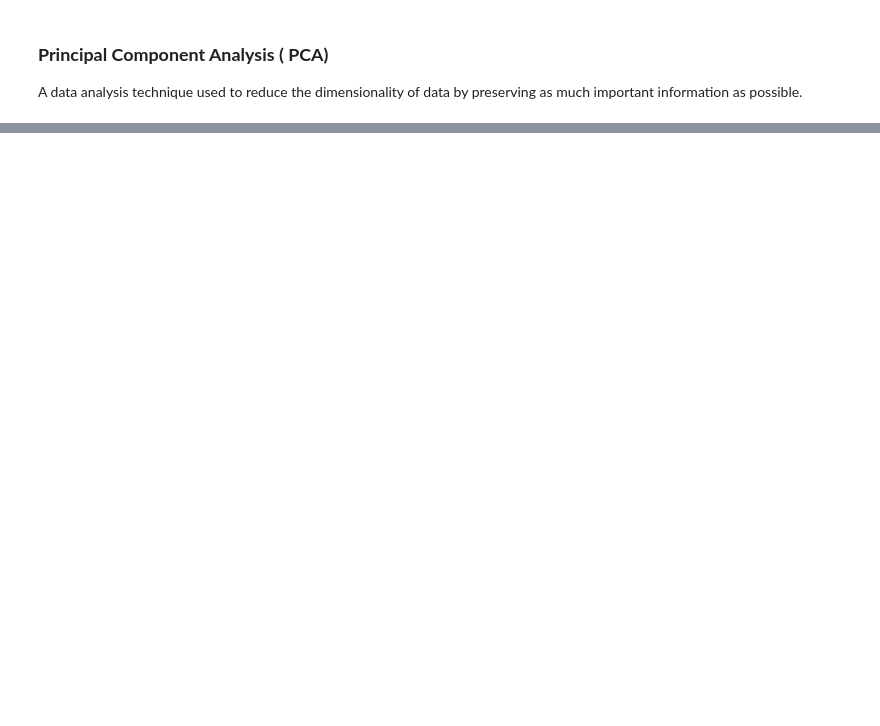
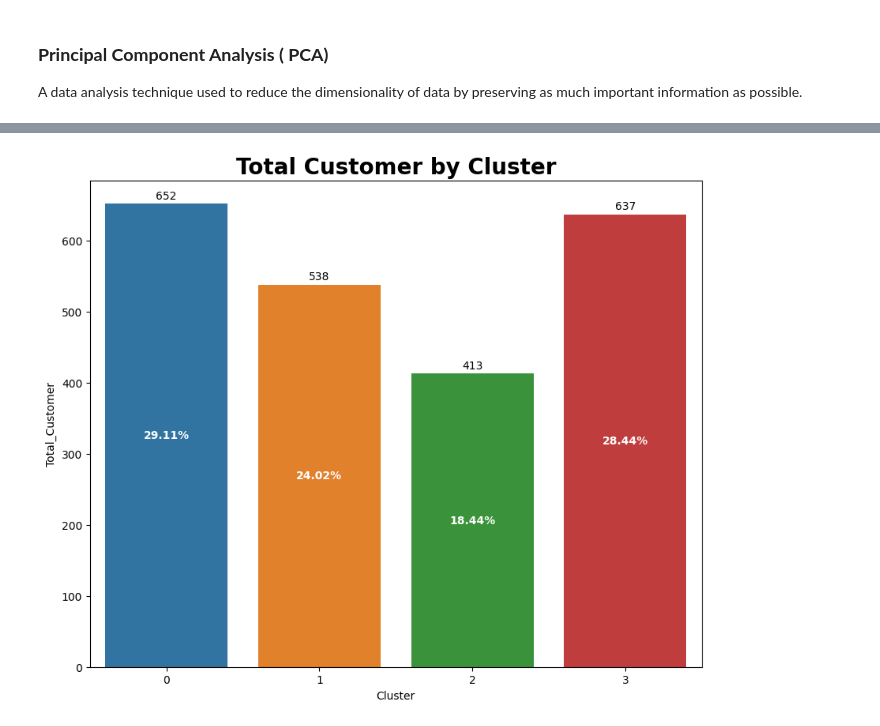
Before and after one commit to masendhy/predict_customer_personality_to_boost_marketing_campaign_by_using_machine_learning, a Jupyter notebook: predict_customer_personality_to_boost_marketing_campaign_by_using_machine_learning.ipynb, the cells around one changed output, grey strips where cells are left out. Cells and saved outputs as stored; diff of their text form; code cells hidden in the pictures; blank space fills up the shorter version.

```diff
--- a/predict_customer_personality_to_boost_marketing_campaign_by_using_machine_learning.ipynb
+++ b/predict_customer_personality_to_boost_marketing_campaign_by_using_machine_learning.ipynb
@@ -468,0 +543,5 @@ sns.scatterplot(x='PC1',y='PC2',hue='cluster',data=pca_transformed)
+# %%
+df_totcustm = df_cluster.groupby('cluster').agg({'Recency':'count'}).reset_index()
+df_totcustm.columns = ['Cluster','Total_Customer']
+df_totcustm['percentage'] = round((df_totcustm['Total_Customer']/df_totcustm['Total_Customer'].sum())*100,2)
+df_totcustm
@@ -468,0 +554,12 @@ sns.scatterplot(x='PC1',y='PC2',hue='cluster',data=pca_transformed)
+# %%
+# let's show df_totcustm visualisation using bar plot
+
+fig,ax = plt.subplots(figsize=(10,8))
+sns.barplot(x='Cluster',y='Total_Customer',data=df_totcustm)
+plt.title('Total Customer by Cluster',fontsize=20,weight='bold')
+plt.bar_label(ax.containers[0],padding=2)
+plt.bar_label(ax.containers[0],['29.11%','24.02%','18.44%','28.44%'],label_type='center', color='white', weight='bold')
+
+plt.show()
+# %% [output]
+[figure, added]
```
Also changed, not shown: parts of 25 cells of this notebook.
